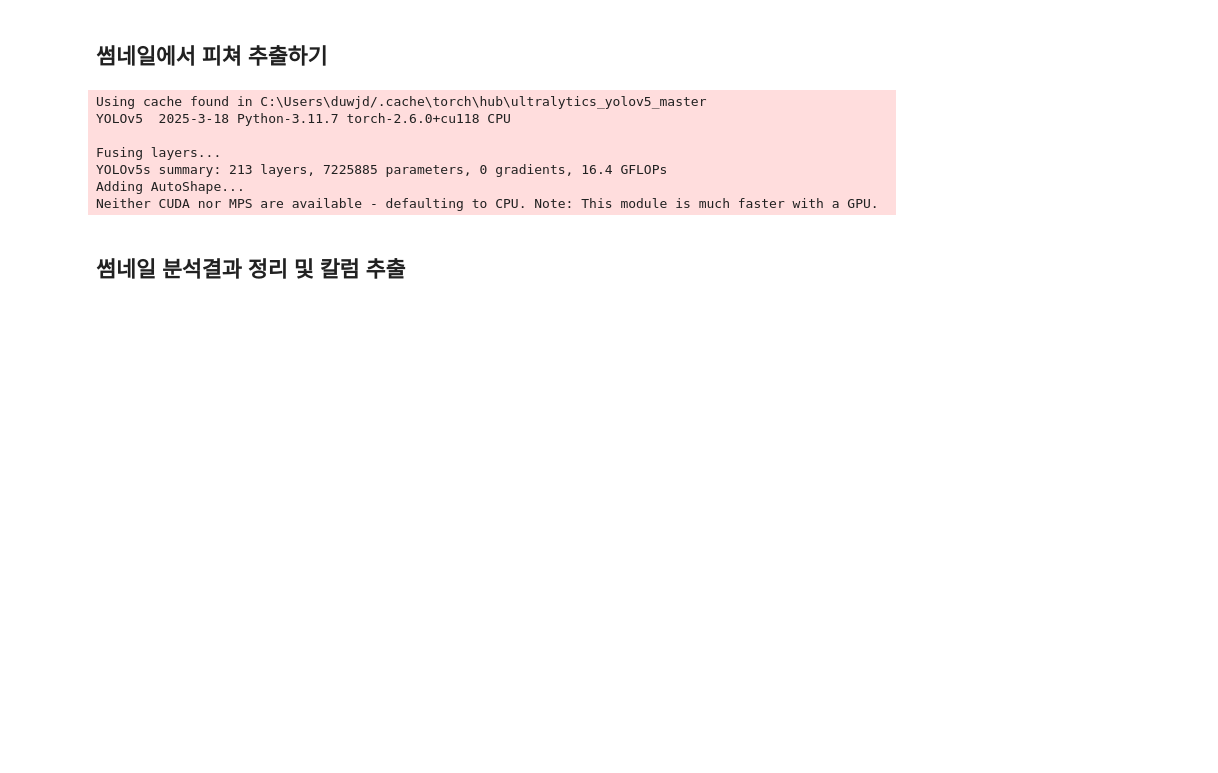
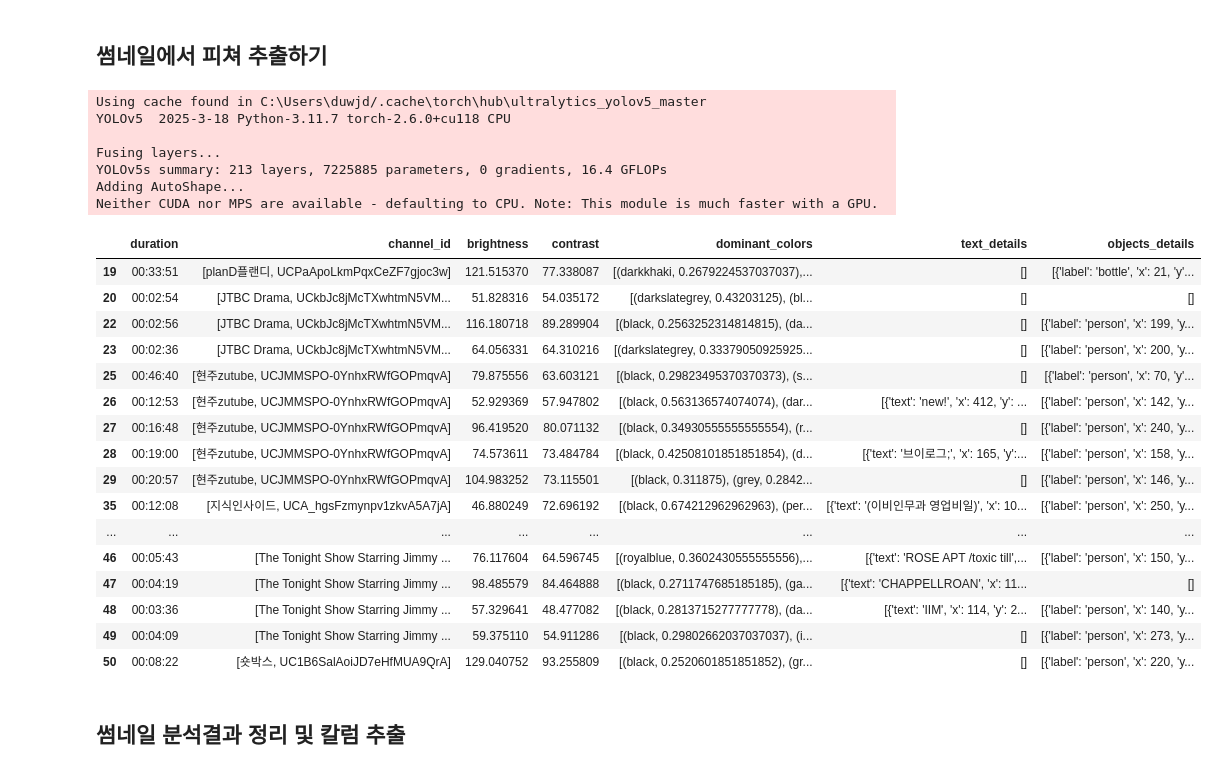
Before and after one commit to NaYeojung/Youtube-prediction-and-feedback, a Jupyter notebook: model/preprocessing.ipynb, the cells around one changed output. Saved outputs shown, nothing was run; the diff lists cells and outputs as text; code cells hidden in the pictures; blank space fills up the shorter version.

```diff
--- a/model/preprocessing.ipynb
+++ b/model/preprocessing.ipynb
@@ -226,29 +246,26 @@ Fusing layers...
 YOLOv5s summary: 213 layers, 7225885 parameters, 0 gradients, 16.4 GFLOPs
 Adding AutoShape...
 Neither CUDA nor MPS are available - defaulting to CPU. Note: This module is much faster with a GPU.
-# %%
-brightness_li=[]
-contrast_li=[]
-dominant_colors_li=[]
-text_details_li=[]
-largest_text_li=[]
-objects_details_li=[]
-
-for i in df['thumbnail_url']:
-    image_url = i
-    analysis_result = analyze_image(image_url)
-
-    brightness_li.append(analysis_result['brightness'])
-    contrast_li.append(analysis_result['contrast'])
-    dominant_colors_li.append(analysis_result['dominant_colors'])
-    text_details_li.append(analysis_result['text_details'])
-    objects_details_li.append(analysis_result['object_details']['objects'])
-
-df['brightness']=brightness_li
-df['contrast']=contrast_li
-df['dominant_colors']=dominant_colors_li
-df['text_details']=text_details_li
-df['objects_details']=objects_details_li
+# %%
+df.iloc[:,8:]
+# %% [output]
+|  | duration | channel_id | brightness | contrast | dominant_colors | text_details | objects_details |
+| 19 | 00:33:51 | [planD플랜디, UCPaApoLkmPqxCeZF7gjoc3w] | 121.515370 | 77.338087 | [(darkkhaki, 0.2679224537037037),... | [] | [{'label': 'bottle', 'x': 21, 'y'... |
+| 20 | 00:02:54 | [JTBC Drama, UCkbJc8jMcTXwhtmN5VM... | 51.828316 | 54.035172 | [(darkslategrey, 0.43203125), (bl... | [] | [] |
+| 22 | 00:02:56 | [JTBC Drama, UCkbJc8jMcTXwhtmN5VM... | 116.180718 | 89.289904 | [(black, 0.2563252314814815), (da... | [] | [{'label': 'person', 'x': 199, 'y... |
+| 23 | 00:02:36 | [JTBC Drama, UCkbJc8jMcTXwhtmN5VM... | 64.056331 | 64.310216 | [(darkslategrey, 0.33379050925925... | [] | [{'label': 'person', 'x': 200, 'y... |
+| 25 | 00:46:40 | [현주zutube, UCJMMSPO-0YnhxRWfGOPmqvA] | 79.875556 | 63.603121 | [(black, 0.29823495370370373), (s... | [] | [{'label': 'person', 'x': 70, 'y'... |
+| 26 | 00:12:53 | [현주zutube, UCJMMSPO-0YnhxRWfGOPmqvA] | 52.929369 | 57.947802 | [(black, 0.563136574074074), (dar... | [{'text': 'new!', 'x': 412, 'y': ... | [{'label': 'person', 'x': 142, 'y... |
+| 27 | 00:16:48 | [현주zutube, UCJMMSPO-0YnhxRWfGOPmqvA] | 96.419520 | 80.071132 | [(black, 0.34930555555555554), (r... | [] | [{'label': 'person', 'x': 240, 'y... |
+| 28 | 00:19:00 | [현주zutube, UCJMMSPO-0YnhxRWfGOPmqvA] | 74.573611 | 73.484784 | [(black, 0.42508101851851854), (d... | [{'text': '브이로그;', 'x': 165, 'y':... | [{'label': 'person', 'x': 158, 'y... |
+| 29 | 00:20:57 | [현주zutube, UCJMMSPO-0YnhxRWfGOPmqvA] | 104.983252 | 73.115501 | [(black, 0.311875), (grey, 0.2842... | [] | [{'label': 'person', 'x': 146, 'y... |
+| 35 | 00:12:08 | [지식인사이드, UCA_hgsFzmynpv1zkvA5A7jA] | 46.880249 | 72.696192 | [(black, 0.674212962962963), (per... | [{'text': '(이비인무과 영업비일)', 'x': 10... | [{'label': 'person', 'x': 250, 'y... |
+| ... | ... | ... | ... | ... | ... | ... | ... |
+| 46 | 00:05:43 | [The Tonight Show Starring Jimmy ... | 76.117604 | 64.596745 | [(royalblue, 0.3602430555555556),... | [{'text': 'ROSE APT /toxic till',... | [{'label': 'person', 'x': 150, 'y... |
+| 47 | 00:04:19 | [The Tonight Show Starring Jimmy ... | 98.485579 | 84.464888 | [(black, 0.2711747685185185), (ga... | [{'text': 'CHAPPELLROAN', 'x': 11... | [] |
+| 48 | 00:03:36 | [The Tonight Show Starring Jimmy ... | 57.329641 | 48.477082 | [(black, 0.2813715277777778), (da... | [{'text': 'IIM', 'x': 114, 'y': 2... | [{'label': 'person', 'x': 140, 'y... |
+| 49 | 00:04:09 | [The Tonight Show Starring Jimmy ... | 59.375110 | 54.911286 | [(black, 0.29802662037037037), (i... | [] | [{'label': 'person', 'x': 273, 'y... |
+| 50 | 00:08:22 | [숏박스, UC1B6SalAoiJD7eHfMUA9QrA] | 129.040752 | 93.255809 | [(black, 0.2520601851851852), (gr... | [] | [{'label': 'person', 'x': 220, 'y... |
 # %% [markdown]
 ## 썸네일 분석결과 정리 및 칼럼 추출
 # %%
```
Also changed, not shown: parts of 19 cells of this notebook, 7 other files.
